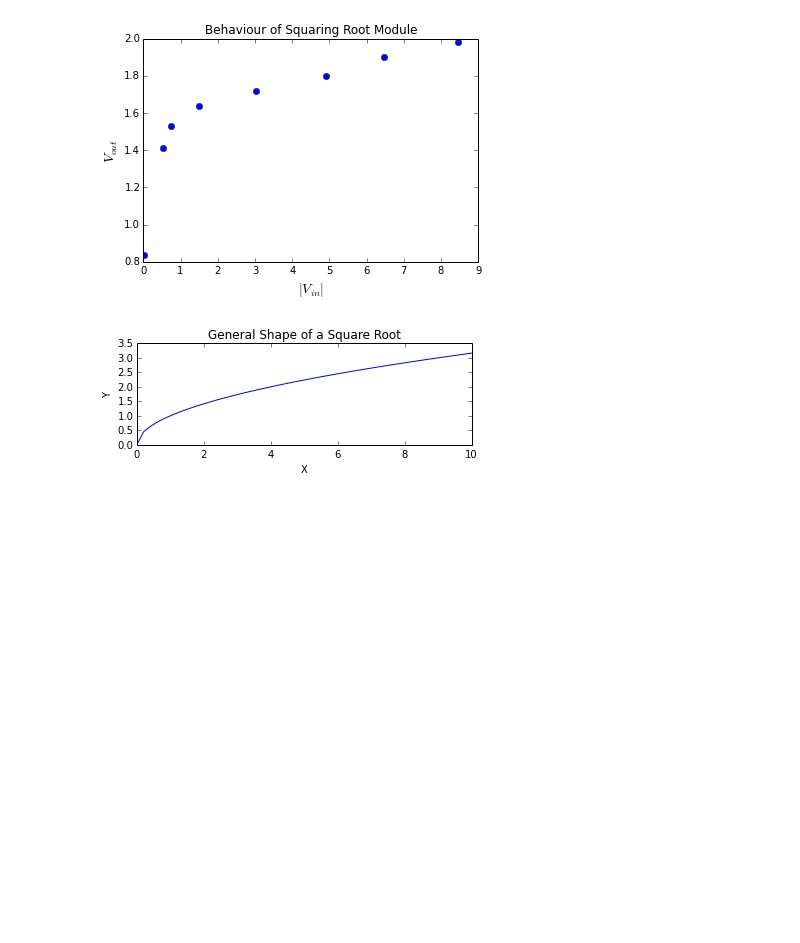
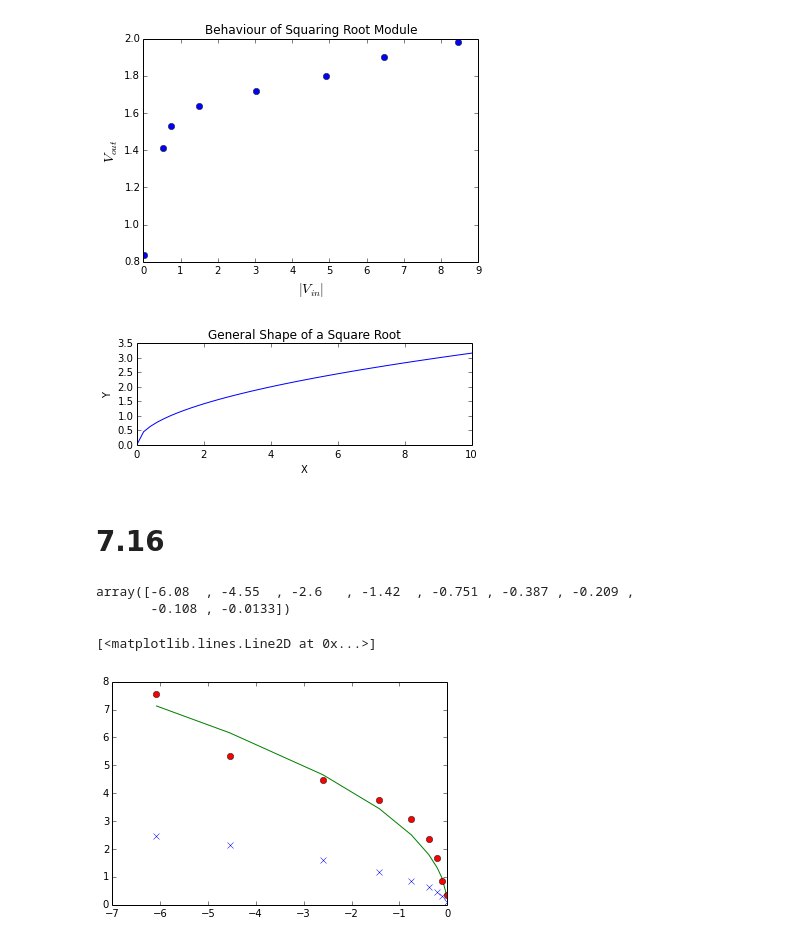
Before and after one commit to dorisjlee/111BSClab, a Jupyter notebook: lab7/Lab7.ipynb, the cells around one changed output. Drawn from its saved outputs; the diff is of its cells as text; code cells hidden in the pictures; blank space fills up the shorter version.

```diff
--- a/lab7/Lab7.ipynb
+++ b/lab7/Lab7.ipynb
@@ -309,3 +309,21 @@ plt.title("General Shape of a Square Root")
 <matplotlib.text.Text at 0x...>
 [figure]
 [figure]
+# %% [markdown]
+# 7.16
+# %%
+v_in = np.array([-6.08,-4.55,-2.6,-1.42,-751e-3,-387e-3,-209e-3,-108e-3,-13.3e-3])
+v_out = np.array([7.55,5.33,4.48,3.77,3.06,2.37,1.67,850e-3,334e-3])
+v_sq = np.sqrt(abs(v_in))
+# %%
+sort(v_in)
+# %% [output]
+array([-6.08  , -4.55  , -2.6   , -1.42  , -0.751 , -0.387 , -0.209 ,
+       -0.108 , -0.0133])
+# %%
+plt.plot(v_in , v_sq,'x')
+plt.plot(v_in , 2.89*v_sq,'-')
+plt.plot(v_in,v_out,'o')
+# %% [output]
+[<matplotlib.lines.Line2D at 0x...>]
+[figure, added]
```
Also changed, not shown: parts of 2 cells of this notebook.
